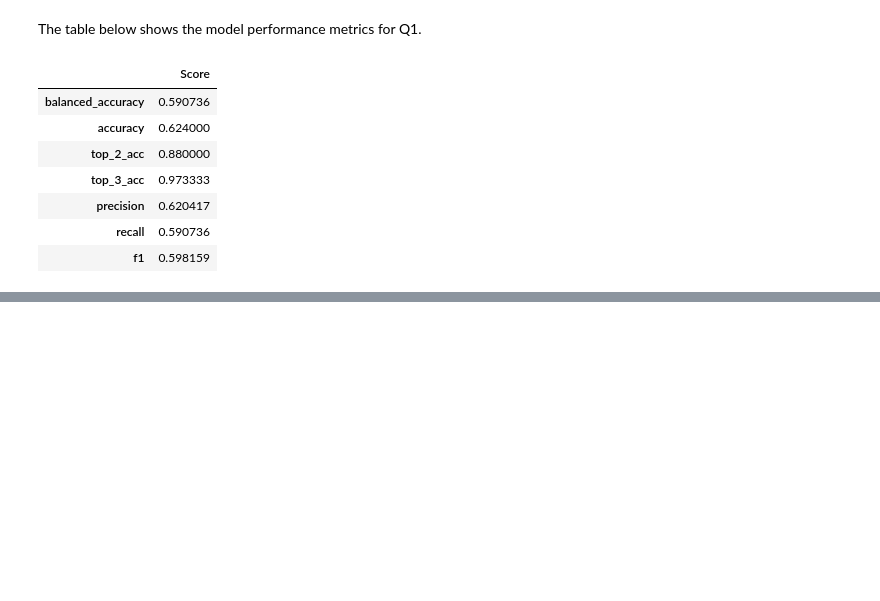
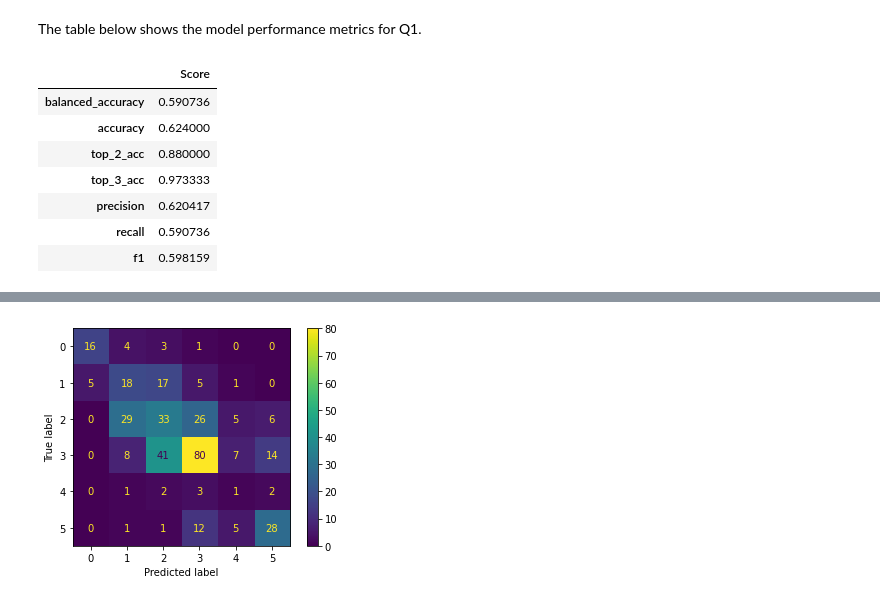
Before and after one commit to maxspad/nlp-qual, a Jupyter notebook: reports/results_lite_nb/results_lite.ipynb, the cells around one changed output, grey strips where cells are left out. Saved outputs shown, nothing was run; the diff lists cells and outputs as text; code cells hidden in the pictures; blank space fills up the shorter version.

```diff
--- a/reports/results_lite_nb/results_lite.ipynb
+++ b/reports/results_lite_nb/results_lite.ipynb
@@ -286,0 +403,4 @@ pd.concat([
+# %%
+RUN_ID = 'db6d3cd5af1b403cafb949d1d752fa58'
+mets = get_metrics(RUN_ID)
+cm = get_cm_from_mets(mets, 6)
@@ -286,0 +445,8 @@ pd.concat([
+# %%
+#| fig-cap: QuAL Confusion Matrix
+#| label: fig-qualconf
+from sklearn import metrics
+cmdisp = metrics.ConfusionMatrixDisplay(cm)
+_ = cmdisp.plot()
+# %% [output]
+[figure, added]
```
Also changed, not shown: parts of 41 cells of this notebook, 11 other files.
